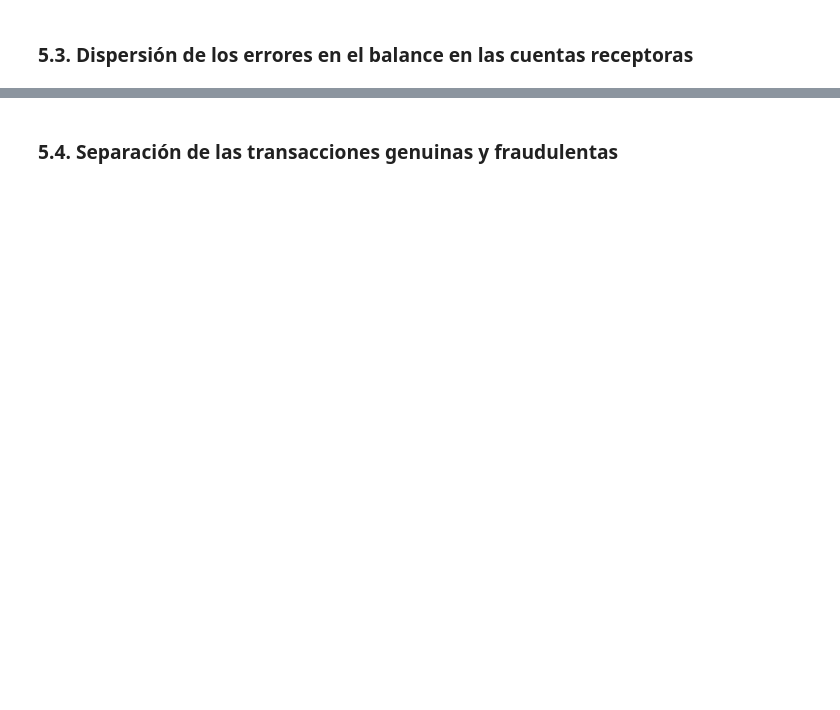
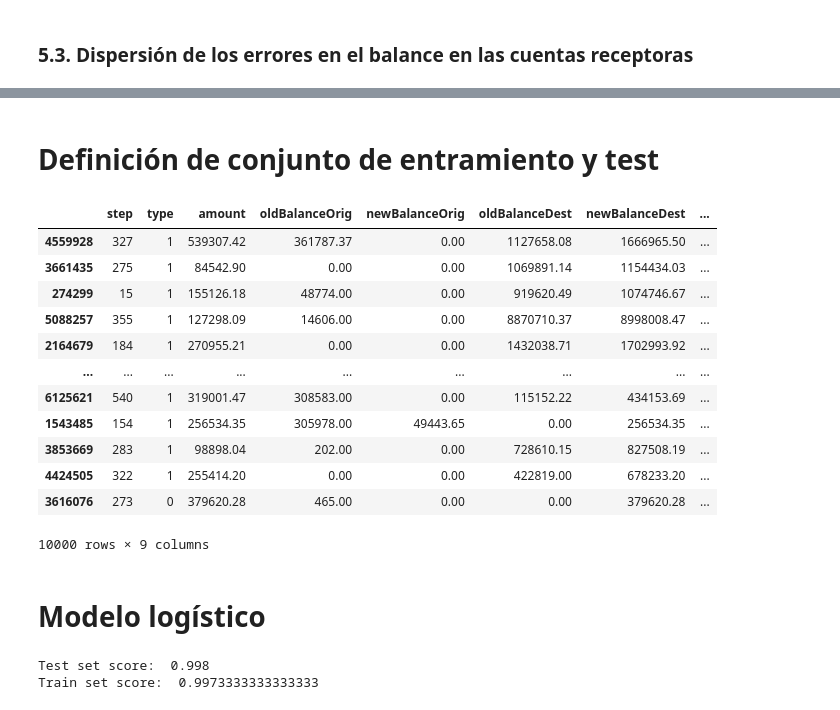
Before and after one commit to daramireh/Reporte_Fraude_Medios_Pago, a Jupyter notebook: _sources/notebooks.ipynb, the cells around one changed output, grey strips where cells are left out. Saved outputs shown, nothing was run; the diff lists cells and outputs as text; code cells hidden in the pictures; blank space fills up the shorter version.

```diff
--- a/_sources/notebooks.ipynb
+++ b/_sources/notebooks.ipynb
@@ -206,2 +333,2 @@ destination account balances', size = 18);
-# %% [markdown]
-### 5.4. Separación de las transacciones genuinas y fraudulentas
+# %% [markdown]
+# Definición de conjunto de entramiento y test
@@ -207,0 +338,22 @@ destination account balances', size = 18);
+# %%
+df_c = pd.concat([X, Y], axis=1)
+df_c = df_c.sample(n = 10000, random_state= 22)
+df_c
+Y_sub = df_c['isFraud']
+Y_sub
+X_sub = df_c[['step', 'type', 'amount', 'oldBalanceOrig', 'newBalanceOrig', 'oldBalanceDest', 'newBalanceDest', 'errorBalanceOrig', 'errorBalanceDest']]
+X_sub
+# %% [output]
+|  | step | type | amount | oldBalanceOrig | newBalanceOrig | oldBalanceDest | newBalanceDest | ... |
+| 4559928 | 327 | 1 | 539307.42 | 361787.37 | 0.00 | 1127658.08 | 1666965.50 | ... |
+| 3661435 | 275 | 1 | 84542.90 | 0.00 | 0.00 | 1069891.14 | 1154434.03 | ... |
+| 274299 | 15 | 1 | 155126.18 | 48774.00 | 0.00 | 919620.49 | 1074746.67 | ... |
+| 5088257 | 355 | 1 | 127298.09 | 14606.00 | 0.00 | 8870710.37 | 8998008.47 | ... |
+| 2164679 | 184 | 1 | 270955.21 | 0.00 | 0.00 | 1432038.71 | 1702993.92 | ... |
+| ... | ... | ... | ... | ... | ... | ... | ... | ... |
+| 6125621 | 540 | 1 | 319001.47 | 308583.00 | 0.00 | 115152.22 | 434153.69 | ... |
+| 1543485 | 154 | 1 | 256534.35 | 305978.00 | 49443.65 | 0.00 | 256534.35 | ... |
+| 3853669 | 283 | 1 | 98898.04 | 202.00 | 0.00 | 728610.15 | 827508.19 | ... |
+| 4424505 | 322 | 1 | 255414.20 | 0.00 | 0.00 | 422819.00 | 678233.20 | ... |
+| 3616076 | 273 | 0 | 379620.28 | 465.00 | 0.00 | 0.00 | 379620.28 | ... |
+10000 rows × 9 columns
@@ -207,0 +362,2 @@ destination account balances', size = 18);
+# %% [markdown]
+# Modelo logístico
@@ -207,0 +367,6 @@ destination account balances', size = 18);
+# %%
+print("Test set score: ", logreg.score(X_test, y_test))
+print("Train set score: ",logreg.score(X_train, y_train))
+# %% [output]
+Test set score:  0.998
+Train set score:  0.9973333333333333
```
Also changed, not shown: parts of 67 cells of this notebook, 16 other files.
